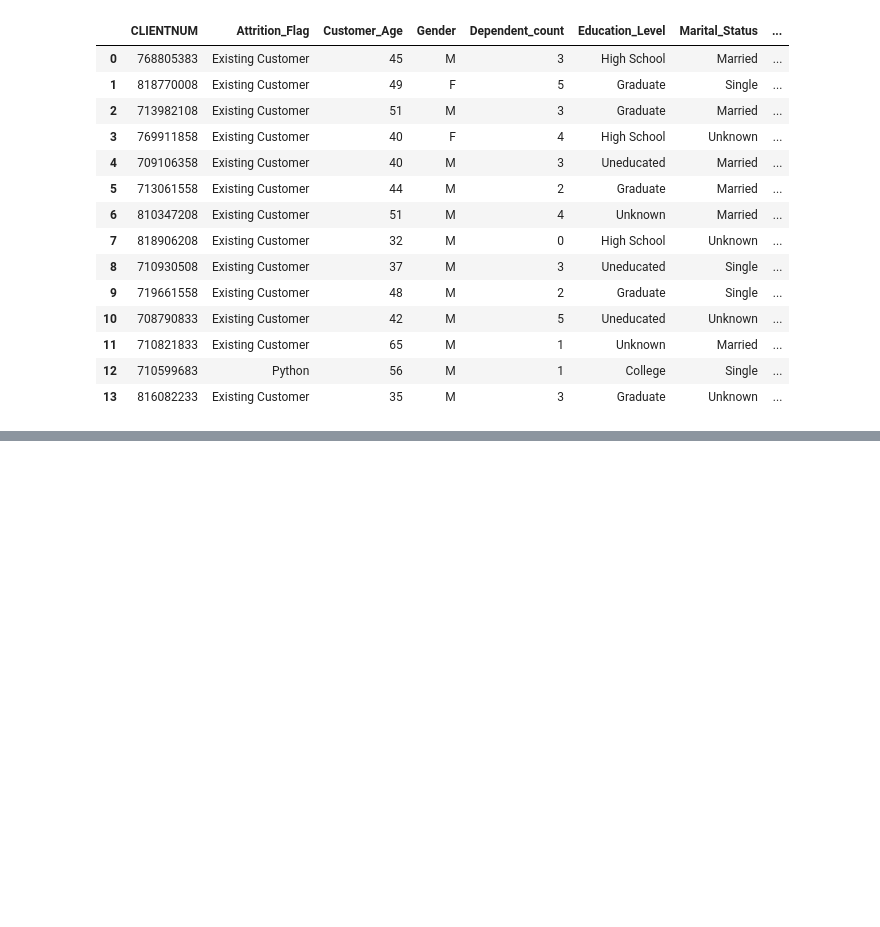
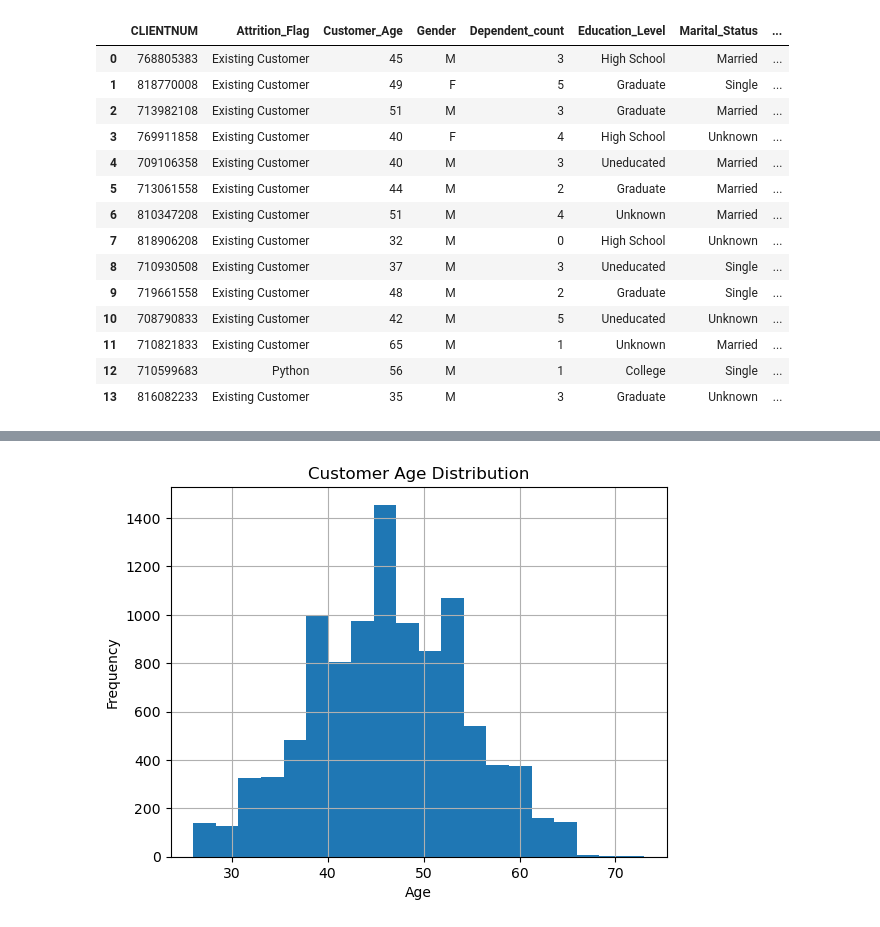
Before and after one commit to SamirValizade-Gisman/Data-Science-BDA, a Jupyter notebook: Bank hw SamirV.ipynb, the cells around one changed output, grey strips where cells are left out. Drawn from its saved outputs; the diff is of its cells as text; code cells hidden in the pictures; blank space fills up the shorter version.

Commit message:
Banks datasi yeni versiyasi əlavələrlə 2024
pandas, matplotip, python

```diff
--- a/Bank hw SamirV.ipynb
+++ b/Bank hw SamirV.ipynb
@@ -402,0 +452,10 @@ reset_data.head(14)
+# %%
+import matplotlib.pyplot as plt
+
+bank_data['Customer_Age'].hist(bins=20)
+plt.title('Customer Age Distribution')
+plt.xlabel('Age')
+plt.ylabel('Frequency')
+plt.show()
+# %% [output]
+[figure, added]
```
Also changed, not shown: parts of 10 cells of this notebook.
